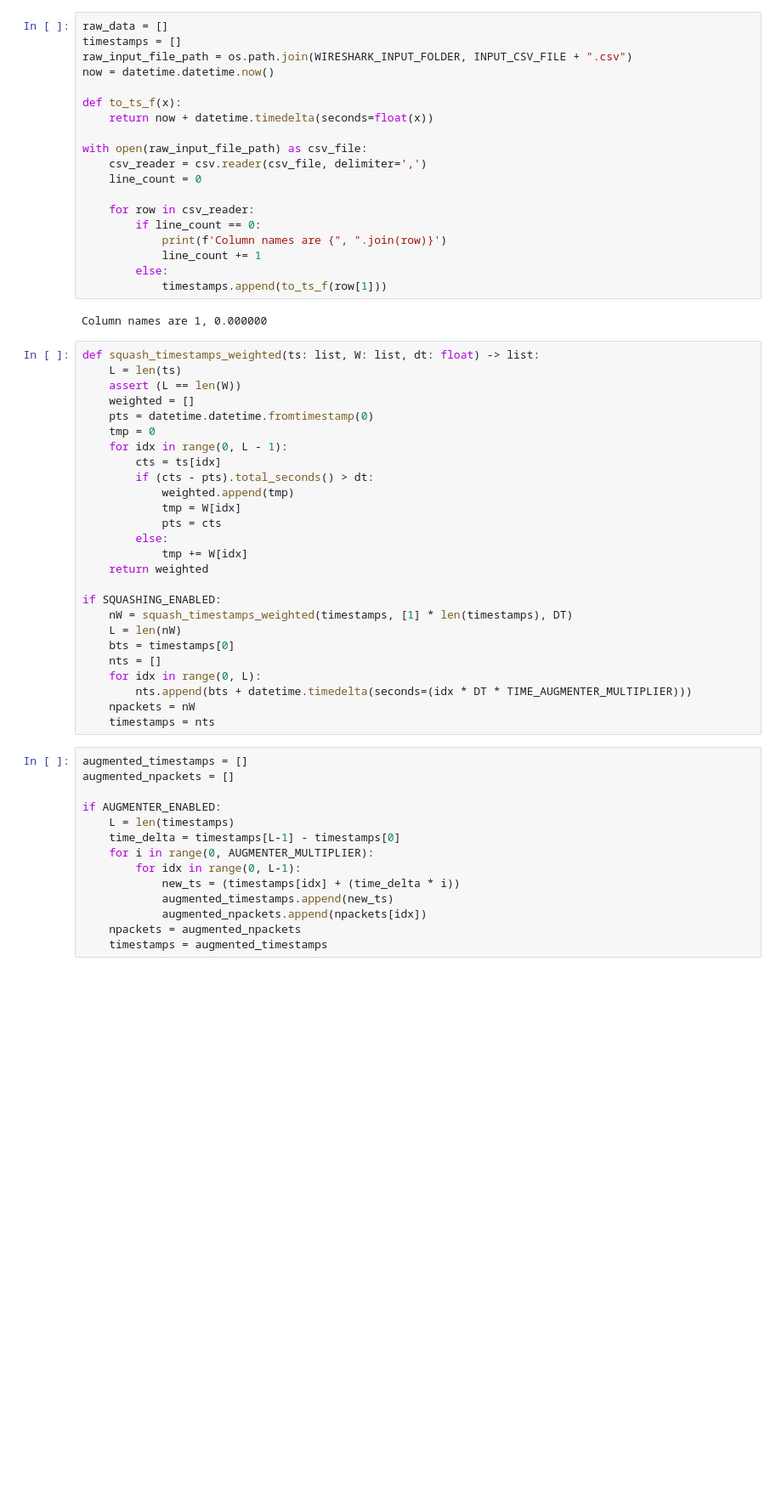
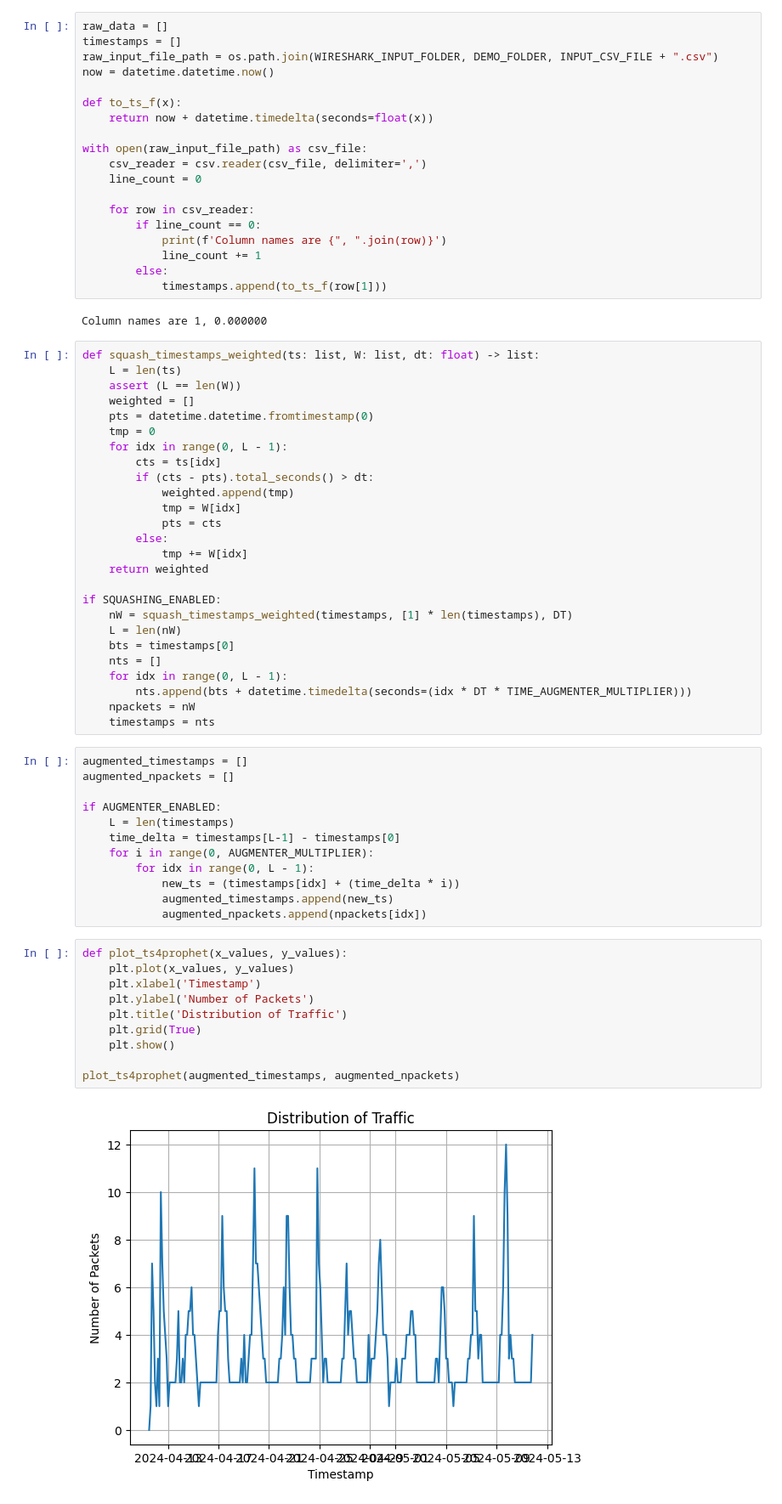
Before and after one commit to SDNPredict/traffic_prediction, a Jupyter notebook: traffic_to_prediction.ipynb, the cells around one changed output. Shown at 85% size. Saved outputs shown, nothing was run; the diff lists cells and outputs as text; blank space fills up the shorter version.

```diff
--- a/traffic_to_prediction.ipynb
+++ b/traffic_to_prediction.ipynb
@@ -23,7 +29,7 @@ def dump_to_csv(output_filename: str, tss: list, npacks: list):
 # %%
 raw_data = []
 timestamps = []
-raw_input_file_path = os.path.join(WIRESHARK_INPUT_FOLDER, INPUT_CSV_FILE + ".csv")
+raw_input_file_path = os.path.join(WIRESHARK_INPUT_FOLDER, DEMO_FOLDER, INPUT_CSV_FILE + ".csv")
 now = datetime.datetime.now()
 
 def to_ts_f(x):
@@ -63,7 +69,7 @@ if SQUASHING_ENABLED:
     L = len(nW)
     bts = timestamps[0]
     nts = []
-    for idx in range(0, L):
+    for idx in range(0, L - 1):
         nts.append(bts + datetime.timedelta(seconds=(idx * DT * TIME_AUGMENTER_MULTIPLIER)))
     npackets = nW
     timestamps = nts
@@ -75,10 +81,20 @@ if AUGMENTER_ENABLED:
     L = len(timestamps)
     time_delta = timestamps[L-1] - timestamps[0]
     for i in range(0, AUGMENTER_MULTIPLIER):
-        for idx in range(0, L-1):
+        for idx in range(0, L - 1):
             new_ts = (timestamps[idx] + (time_delta * i))
             augmented_timestamps.append(new_ts)
             augmented_npackets.append(npackets[idx])
-    npackets = augmented_npackets
-    timestamps = augmented_timestamps
+# %%
+def plot_ts4prophet(x_values, y_values):
+    plt.plot(x_values, y_values)
+    plt.xlabel('Timestamp')
+    plt.ylabel('Number of Packets')
+    plt.title('Distribution of Traffic')
+    plt.grid(True)
+    plt.show()
+
+plot_ts4prophet(augmented_timestamps, augmented_npackets)
+# %% [output]
+[figure, added]
 # %%
```
Also changed, not shown: parts of 4 cells of this notebook, 13 other files.
